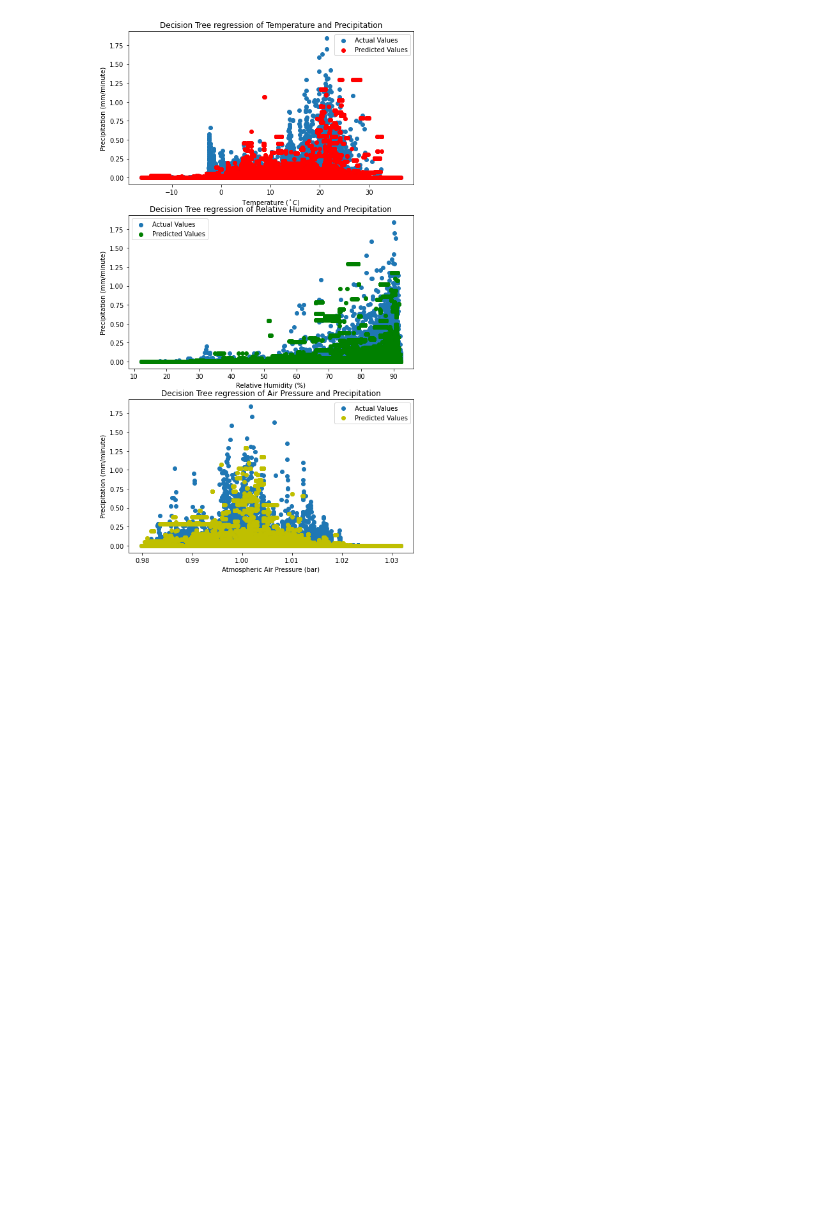
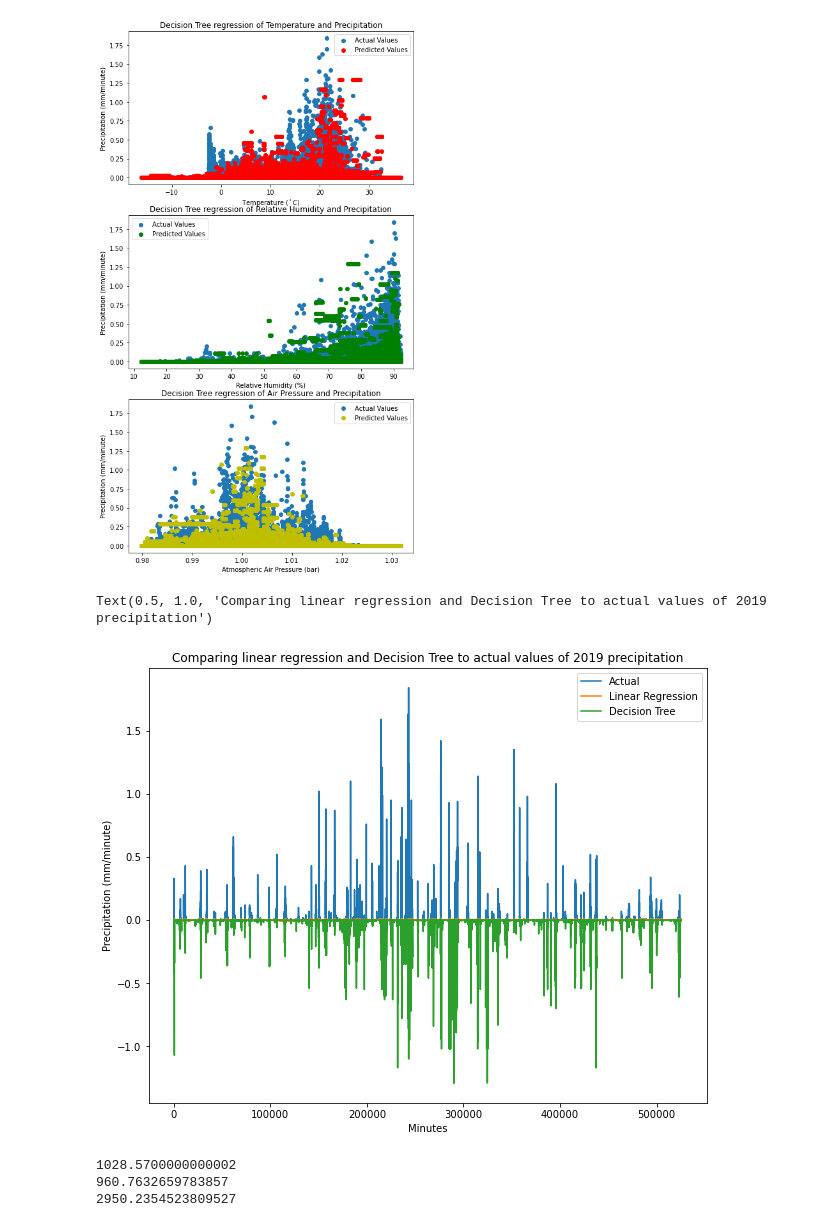
Before and after one commit to zhangt3-e/senior_thesis, a Jupyter notebook: Code/ML.ipynb, the cells around one changed output. Drawn from its saved outputs; the diff is of its cells as text; code cells hidden in the pictures; blank space fills up the shorter version.

```diff
--- a/Code/ML.ipynb
+++ b/Code/ML.ipynb
@@ -116,3 +116,23 @@ plt.title('Decision Tree regression of Air Pressure and Precipitation')
 # %% [output]
 Text(0.5, 1.0, 'Decision Tree regression of Air Pressure and Precipitation')
 [figure]
+# %%
+plt.figure(figsize= (10, 8))
+plt.plot(Whole19[:, 3])
+plt.plot(predict2019)
+plt.plot(-newpredict2019)
+plt.legend(['Actual', 'Linear Regression', 'Decision Tree'])
+plt.xlabel('Minutes')
+plt.ylabel('Precipitation (mm/minute)')
+plt.title('Comparing linear regression and Decision Tree to actual values of 2019 precipitation')
+# %% [output]
+Text(0.5, 1.0, 'Comparing linear regression and Decision Tree to actual values of 2019 precipitation')
+[figure, added]
+# %%
+print(np.sum(Whole19[:, 3]))
+print(np.sum(predict2019))
+print(np.sum(newpredict2019))
+# %% [output]
+1028.5700000000002
+960.7632659783857
+2950.2354523809527
```
Also changed, not shown: parts of 2 cells of this notebook, 3 other files.
